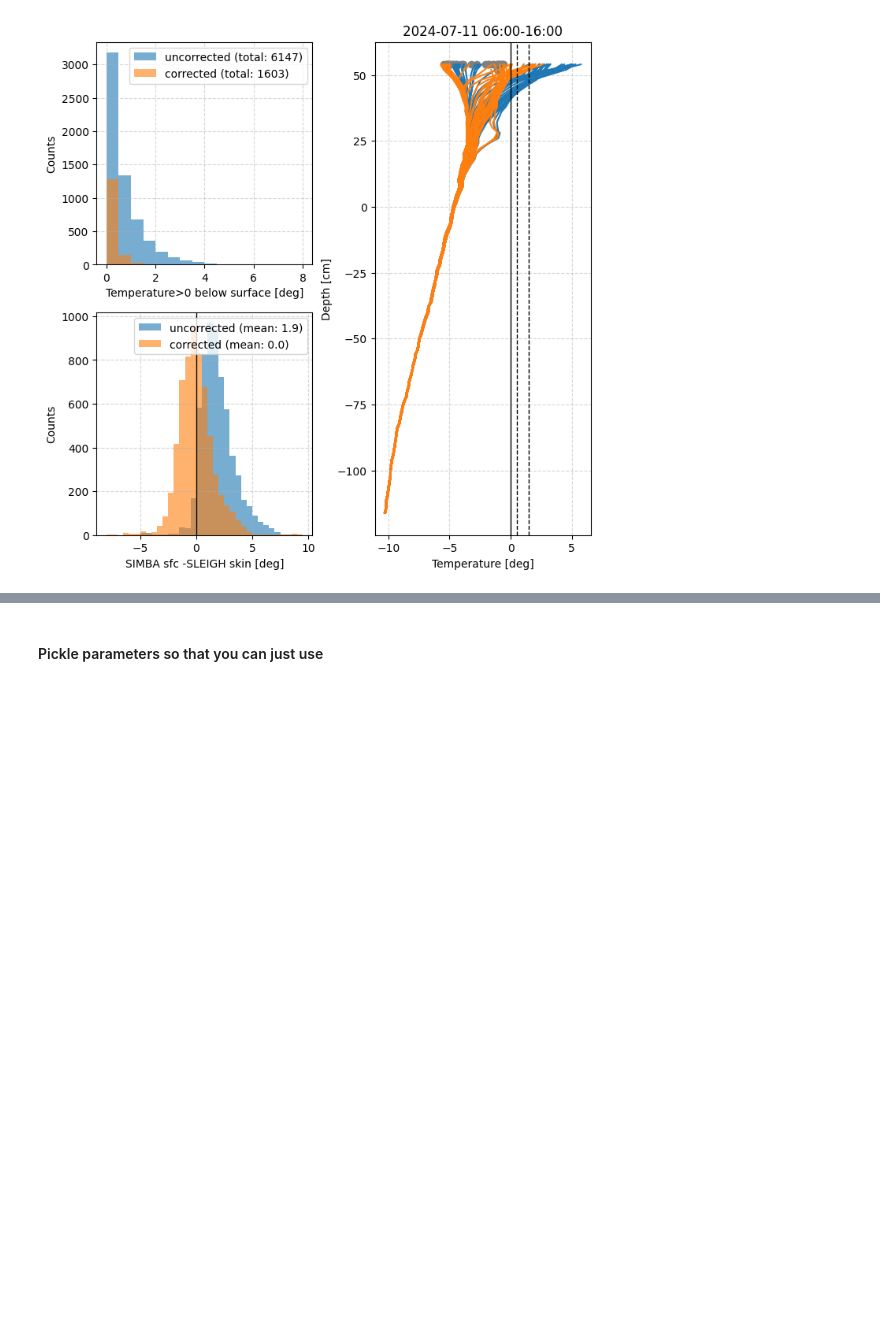
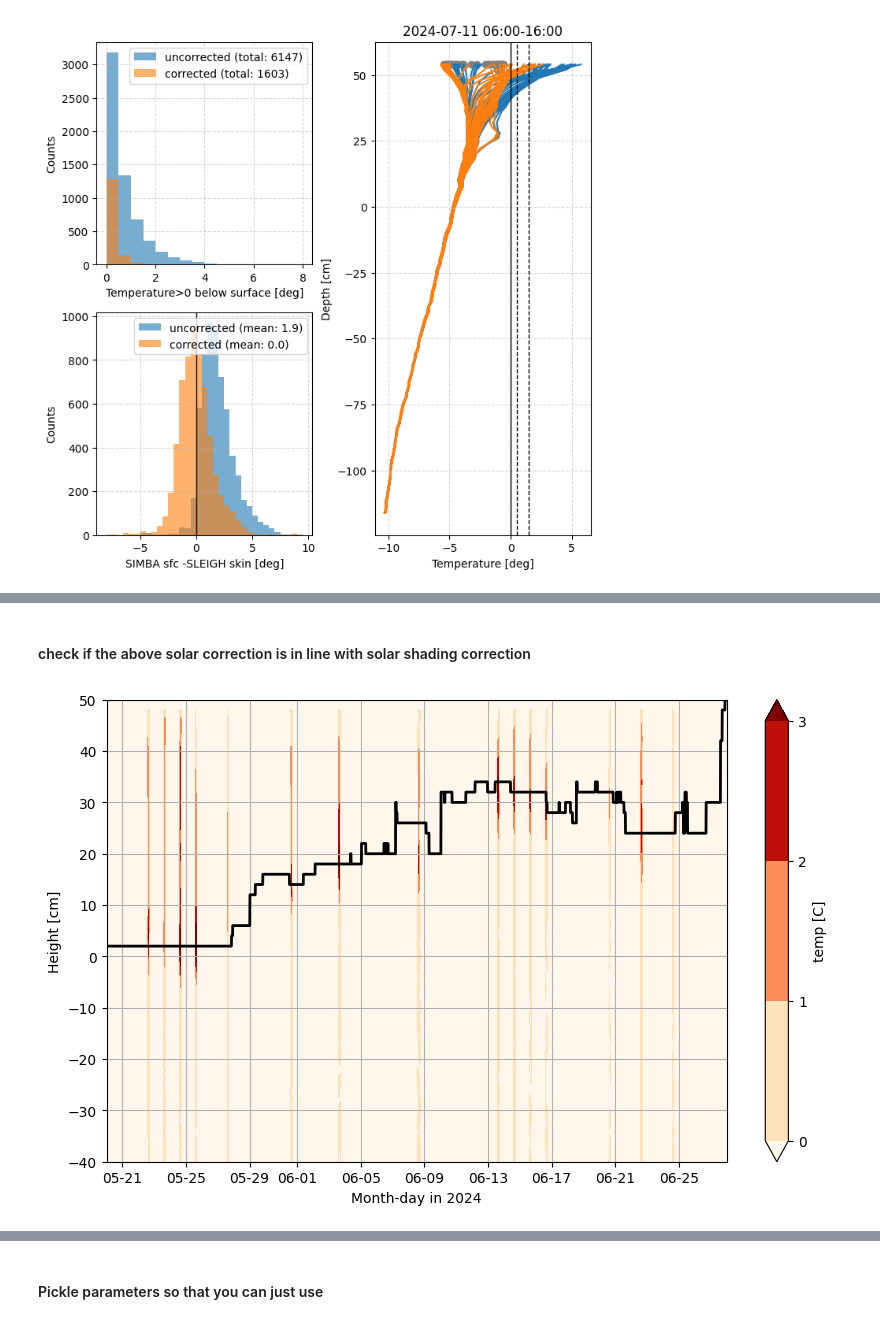
Before and after one commit to sledd/ICECAPS_raven, a Jupyter notebook: SIMBA_solar_correction_double-splice.ipynb, the cells around one changed output, grey strips where cells are left out. Cells and saved outputs as stored; diff of their text form; code cells hidden in the pictures; blank space fills up the shorter version.

Commit message:
added comparison with solar shading correction; something broke in correct_compare_temp()

```diff
--- a/SIMBA_solar_correction_double-splice.ipynb
+++ b/SIMBA_solar_correction_double-splice.ipynb
@@ -911,0 +896,22 @@ corrected_temps_wind = correct_compare_temp(temp_correction_out, multi_adjusted_
+# %% [markdown]
+#### check if the above solar correction is in line with solar shading correction
+# %%
+shading_correction = season_data['shading_correction'][imb_idx,:]
+# %%
+fig, ax = plt.subplots(1, figsize=(10,6))
+
+cb = plt.contourf(simba_dates, simba_depths, np.swapaxes(shading_correction,0,1), levels=np.arange(0,4,1),
+                  cmap=plt.cm.OrRd, extend='both')
+plt.colorbar(cb, label='temp [C]')
+plt.plot(simba_dates, multi_adjusted_sfc, c='k', lw=2)
+# ax.set_xlim(dt.datetime(2024,6,11),dt.datetime(2024,6,21))
+ax.set_xlim(dt.datetime(2024,5,20),dt.datetime(2024,6,28))
+
+ax.xaxis.set_major_formatter(myFmt)
+ax.set_xlabel('Month-day in 2024')
+plt.ylabel('Height [cm]')
+plt.grid()
+plt.ylim(-40,50)
+plt.show()
+# %% [output]
+[figure, added]
```
Also changed, not shown: parts of 14 cells of this notebook.
